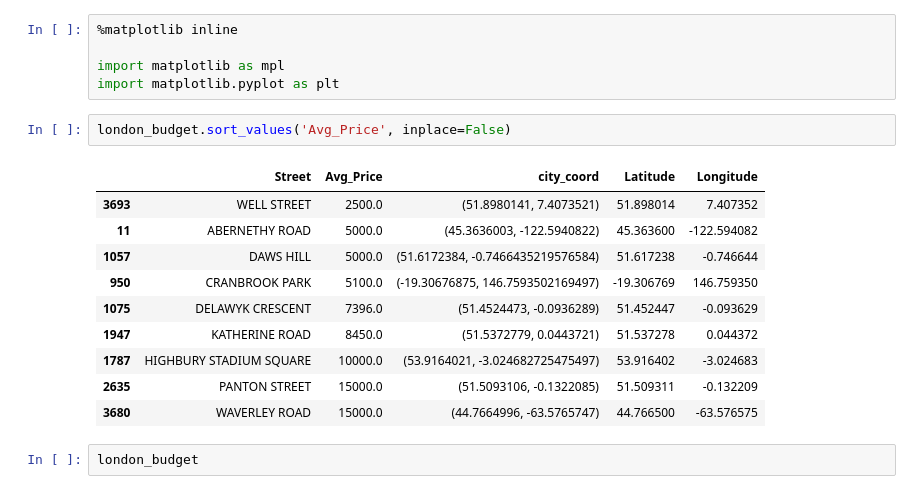
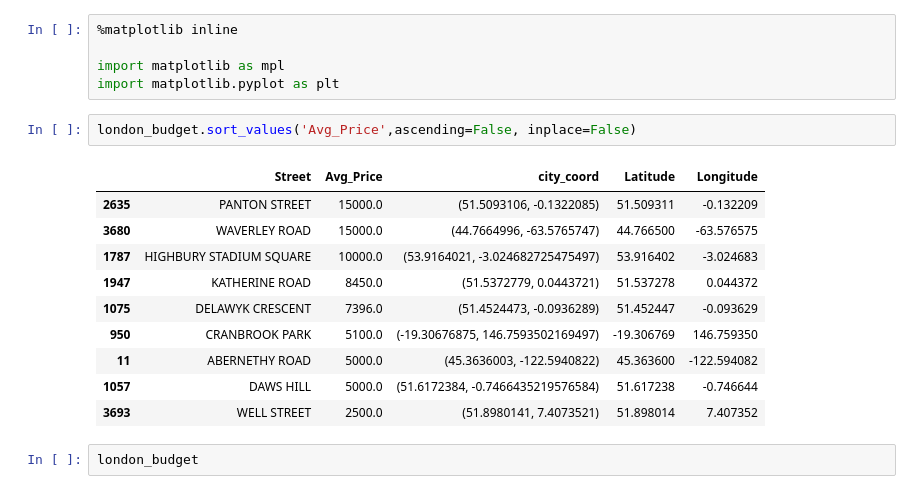
Before and after one commit to easypezy/Coursera-Captone-Project-, a Jupyter notebook: Final Notebook .ipynb, the cells around one changed output. Cells and saved outputs as stored; diff of their text form.

```diff
--- a/Final Notebook .ipynb
+++ b/Final Notebook .ipynb
@@ -241,18 +241,18 @@ london_budget
 import matplotlib as mpl
 import matplotlib.pyplot as plt
 # %%
-london_budget.sort_values('Avg_Price', inplace=False)
+london_budget.sort_values('Avg_Price',ascending=False, inplace=False)
 # %% [output]
 |  | Street | Avg_Price | city_coord | Latitude | Longitude |
-| 3693 | WELL STREET | 2500.0 | (51.8980141, 7.4073521) | 51.898014 | 7.407352 |
+| 2635 | PANTON STREET | 15000.0 | (51.5093106, -0.1322085) | 51.509311 | -0.132209 |
+| 3680 | WAVERLEY ROAD | 15000.0 | (44.7664996, -63.5765747) | 44.766500 | -63.576575 |
+| 1787 | HIGHBURY STADIUM SQUARE | 10000.0 | (53.9164021, -3.024682725475497) | 53.916402 | -3.024683 |
+| 1947 | KATHERINE ROAD | 8450.0 | (51.5372779, 0.0443721) | 51.537278 | 0.044372 |
+| 1075 | DELAWYK CRESCENT | 7396.0 | (51.4524473, -0.0936289) | 51.452447 | -0.093629 |
+| 950 | CRANBROOK PARK | 5100.0 | (-19.30676875, 146.7593502169497) | -19.306769 | 146.759350 |
 | 11 | ABERNETHY ROAD | 5000.0 | (45.3636003, -122.5940822) | 45.363600 | -122.594082 |
 | 1057 | DAWS HILL | 5000.0 | (51.6172384, -0.7466435219576584) | 51.617238 | -0.746644 |
-| 950 | CRANBROOK PARK | 5100.0 | (-19.30676875, 146.7593502169497) | -19.306769 | 146.759350 |
-| 1075 | DELAWYK CRESCENT | 7396.0 | (51.4524473, -0.0936289) | 51.452447 | -0.093629 |
-| 1947 | KATHERINE ROAD | 8450.0 | (51.5372779, 0.0443721) | 51.537278 | 0.044372 |
-| 1787 | HIGHBURY STADIUM SQUARE | 10000.0 | (53.9164021, -3.024682725475497) | 53.916402 | -3.024683 |
-| 2635 | PANTON STREET | 15000.0 | (51.5093106, -0.1322085) | 51.509311 | -0.132209 |
-| 3680 | WAVERLEY ROAD | 15000.0 | (44.7664996, -63.5765747) | 44.766500 | -63.576575 |
+| 3693 | WELL STREET | 2500.0 | (51.8980141, 7.4073521) | 51.898014 | 7.407352 |
 # %%
 london_budget
 # %% [output]
```
Also changed, not shown: parts of 1 cell of this notebook, 1 other file.
